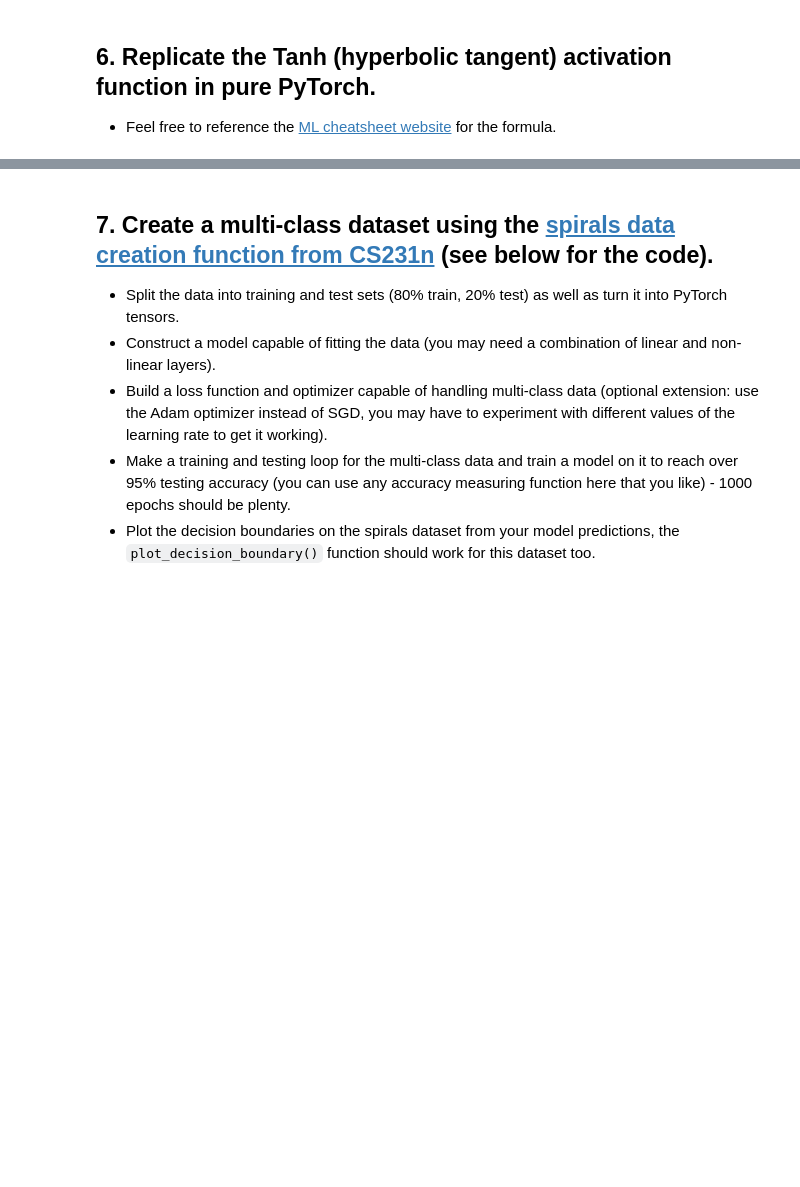
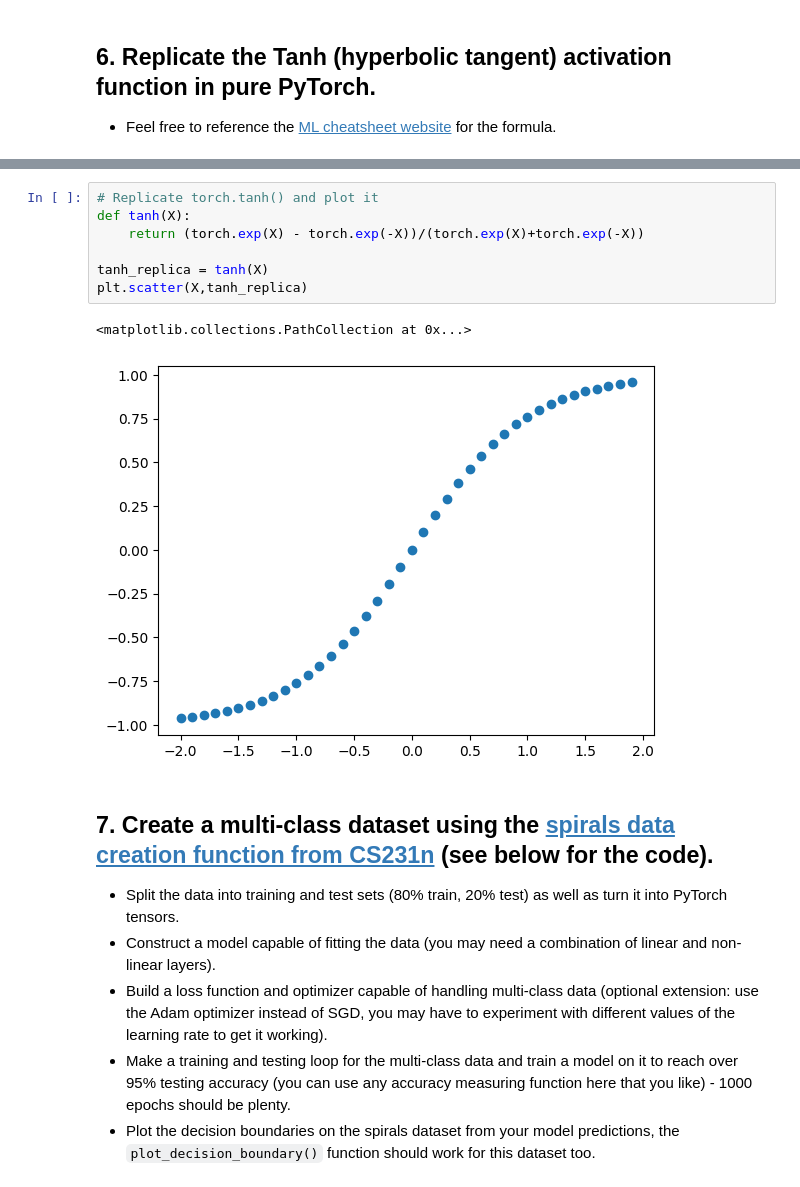
Before and after one commit to SanjaySaatyaki/pytorch_4_ml_dl, a Jupyter notebook: exercises/02_pytorch_classification_exercises.ipynb, the cells around one changed output, grey strips where cells are left out. Saved outputs shown, nothing was run; the diff lists cells and outputs as text; blank space fills up the shorter version.

```diff
--- a/exercises/02_pytorch_classification_exercises.ipynb
+++ b/exercises/02_pytorch_classification_exercises.ipynb
@@ -268,3 +330,13 @@ def plot_decision_boundary(model, X, y):
+# %%
+# Replicate torch.tanh() and plot it
+def tanh(X):
+    return (torch.exp(X) - torch.exp(-X))/(torch.exp(X)+torch.exp(-X))
+
+tanh_replica = tanh(X)
+plt.scatter(X,tanh_replica)
+# %% [output]
+<matplotlib.collections.PathCollection at 0x...>
+[figure, added]
 # %% [markdown]
 ## 7. Create a multi-class dataset using the [spirals data creation function from CS231n](https://cs231n.github.io/neural-networks-case-study/) (see below for the code).
   * Split the data into training and test sets (80% train, 20% test) as well as turn it into PyTorch tensors.
```
Also changed, not shown: parts of 18 cells of this notebook.
